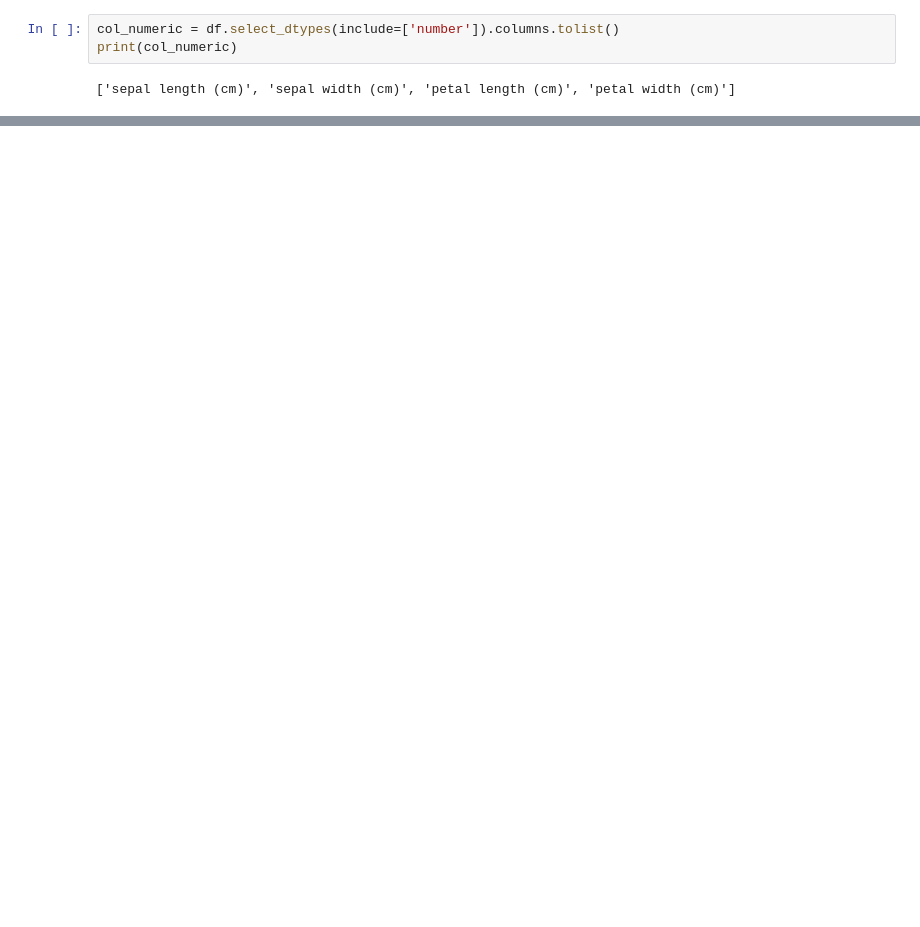
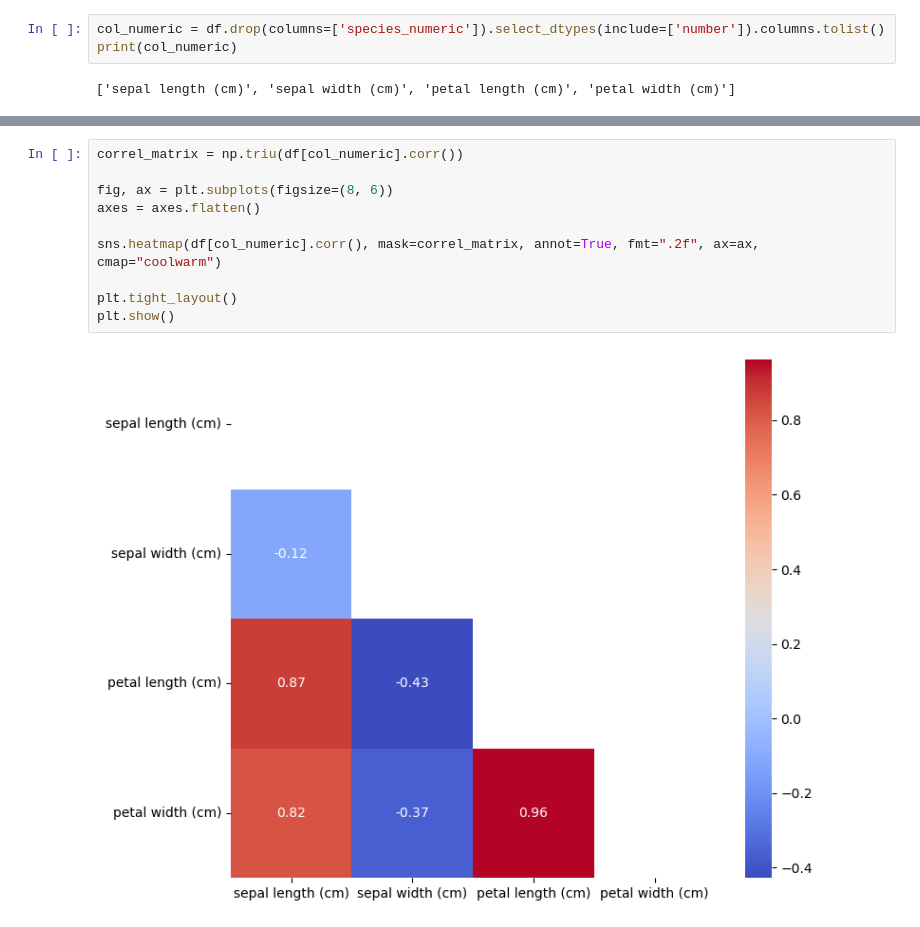
Before and after one commit to flima3/ufrn-imd3002-aprendizado-de-maquina-supervisionado, a Jupyter notebook: aula1/01_analise_exploratoria.ipynb, the cells around one changed output, grey strips where cells are left out. Drawn from its saved outputs; the diff is of its cells as text; blank space fills up the shorter version.

```diff
--- a/aula1/01_analise_exploratoria.ipynb
+++ b/aula1/01_analise_exploratoria.ipynb
@@ -50,5 +25,5 @@ media_sepal_length
 # %%
-col_numeric = df.select_dtypes(include=['number']).columns.tolist()
+col_numeric = df.drop(columns=['species_numeric']).select_dtypes(include=['number']).columns.tolist()
 print(col_numeric)
 # %% [output]
 ['sepal length (cm)', 'sepal width (cm)', 'petal length (cm)', 'petal width (cm)']
@@ -69,0 +48,12 @@ plt.show()
+# %%
+correl_matrix = np.triu(df[col_numeric].corr())
+
+fig, ax = plt.subplots(figsize=(8, 6))
+axes = axes.flatten()
+
+sns.heatmap(df[col_numeric].corr(), mask=correl_matrix, annot=True, fmt=".2f", ax=ax, cmap="coolwarm")
+
+plt.tight_layout()
+plt.show()
+# %% [output]
+[figure, added]
```
Also changed, not shown: parts of 7 cells of this notebook, 25 other files.
